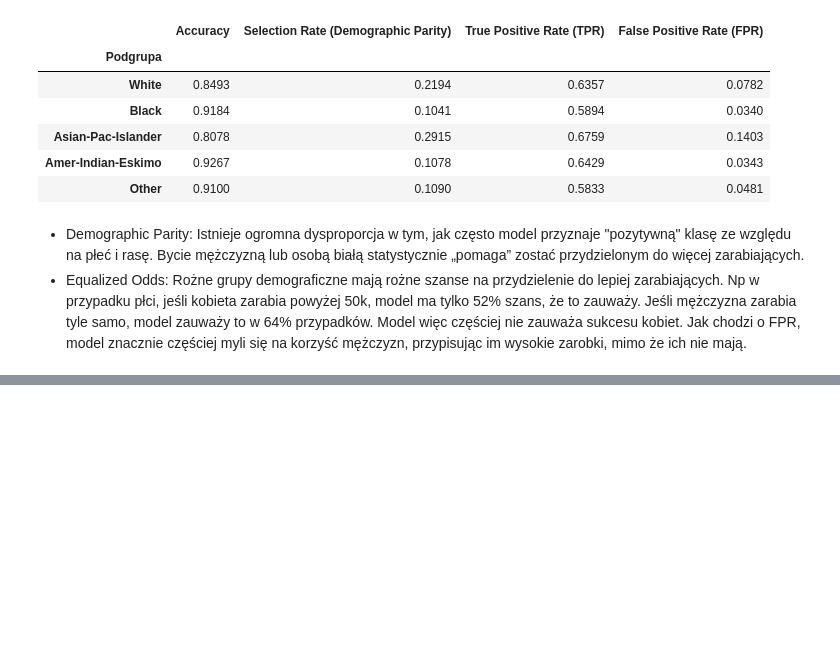
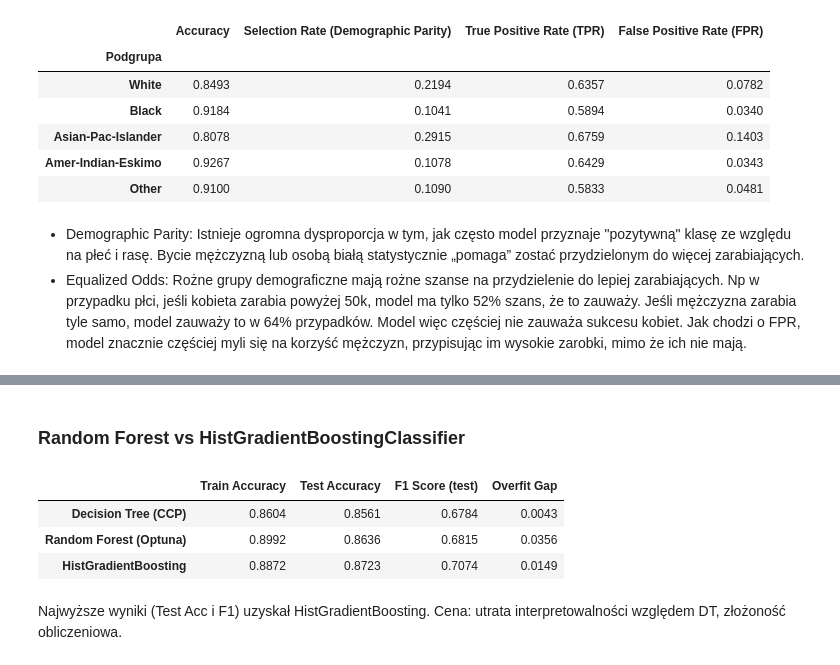
Before and after one commit to kingaorlowicz/Data_Mining_agh, a Jupyter notebook: lab2/DT_RF.ipynb, the cells around one changed output, grey strips where cells are left out. Saved outputs shown, nothing was run; the diff lists cells and outputs as text; code cells hidden in the pictures; blank space fills up the shorter version.

```diff
--- a/lab2/DT_RF.ipynb
+++ b/lab2/DT_RF.ipynb
@@ -501,0 +632,44 @@ Fairness: RASA
+# %% [markdown]
+### Random Forest vs HistGradientBoostingClassifier
+# %%
+dt_ccp = grid_search_ccp.best_estimator_
+best_rf_params = study.best_params
+rf_optuna = Pipeline([
+    ('preproc', preproc),
+    ('rf', RandomForestClassifier(**best_rf_params, random_state=42, n_jobs=-1))
+])
+hgb = Pipeline([
+    ('preproc', preproc),
+    ('hgb', HistGradientBoostingClassifier(max_iter=300, random_state=42))
+])
+def get_metrics(model, X_train, y_train, X_test, y_test):
+    model.fit(X_train, y_train)
+    train_pred = model.predict(X_train)
+    test_pred = model.predict(X_test)
+
+    train_acc = accuracy_score(y_train, train_pred)
+    test_acc = accuracy_score(y_test, test_pred)
+    f1 = f1_score(y_test, test_pred, pos_label=model.classes_[1])
+
+    return {
+        'Train Accuracy': round(train_acc, 4),
+        'Test Accuracy': round(test_acc, 4),
+        'F1 Score (test)': round(f1, 4),
+        'Overfit Gap': round(train_acc - test_acc, 4)
+    }
+
+comparison_data = {
+    'Decision Tree (CCP)': get_metrics(dt_ccp, X_train, y_train, X_test, y_test),
+    'Random Forest (Optuna)': get_metrics(rf_optuna, X_train, y_train, X_test, y_test),
+    'HistGradientBoosting': get_metrics(hgb, X_train, y_train, X_test, y_test)
+}
+
+final_df = pd.DataFrame(comparison_data).T
+display(final_df)
+# %% [output]
+|  | Train Accuracy | Test Accuracy | F1 Score (test) | Overfit Gap |
+| Decision Tree (CCP) | 0.8604 | 0.8561 | 0.6784 | 0.0043 |
+| Random Forest (Optuna) | 0.8992 | 0.8636 | 0.6815 | 0.0356 |
+| HistGradientBoosting | 0.8872 | 0.8723 | 0.7074 | 0.0149 |
+# %% [markdown]
+Najwyższe wyniki (Test Acc i F1) uzyskał HistGradientBoosting. Cena: utrata interpretowalności względem DT, złożoność obliczeniowa.
```
Also changed, not shown: parts of 10 cells of this notebook.
